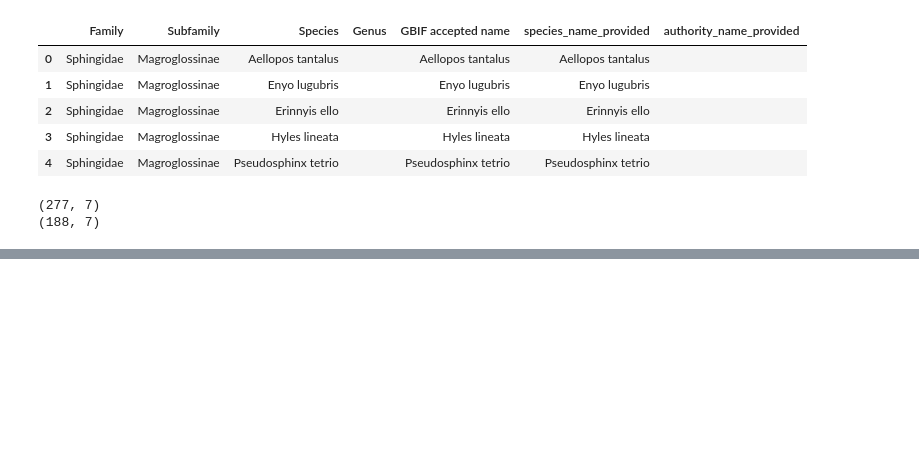
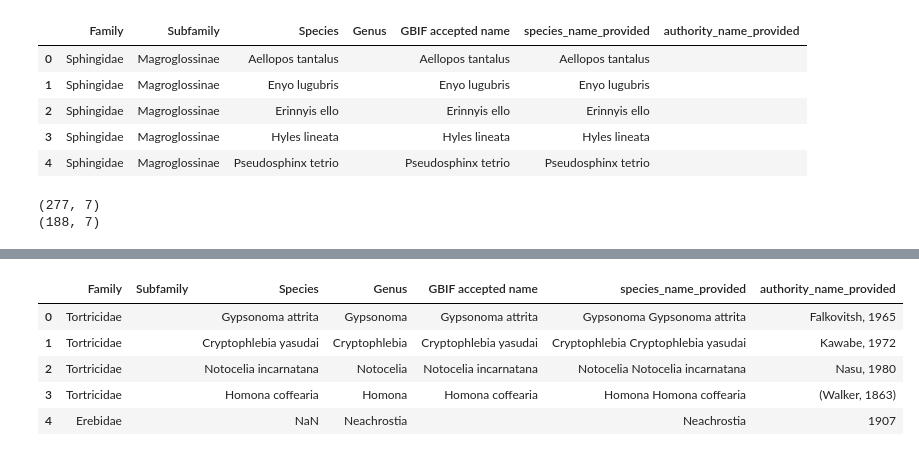
Before and after one commit to AMI-system/gbif_download_standalone, a Jupyter notebook: 01_prepare_checklist/01_preprocess_species_list.ipynb, the cells around one changed output, grey strips where cells are left out. Saved outputs shown, nothing was run; the diff lists cells and outputs as text; code cells hidden in the pictures; blank space fills up the shorter version.

```diff
--- a/01_prepare_checklist/01_preprocess_species_list.ipynb
+++ b/01_prepare_checklist/01_preprocess_species_list.ipynb
@@ -331,0 +494,15 @@ df_combined.to_csv(os.path.join("../species_checklists/",
+# %%
+jp_df2 = jp_df2[['Family', 'Genus', 'Species', 'Authority', 'Source']]
+jp_df1 = jp_df1[['family', 'genus', 'species', 'Authority', 'Source']]
+jp_df1.columns = jp_df2.columns
+# %%
+df = pd.concat([jp_df1, jp_df2], ignore_index=True)
+print(df['Source'].value_counts())
+
+# remove duplicated rows based on family, genus and species
+df = df.drop_duplicates(subset=['Family', 'Genus', 'Species'], keep='first')
+
+# remove rows with missing species names
+# df = df.dropna(subset=['Species'])
+
+print(df['Source'].value_counts())
@@ -331,0 +527,9 @@ df_combined.to_csv(os.path.join("../species_checklists/",
+# %%
+# Combine costa rica column names
+df["species_name_provided"] = df["Genus"].fillna('') + " " + df["Species"].fillna('')
+df["authority_name_provided"] = df['Authority']
+df['Subfamily'] = ""
+df["GBIF accepted name"] = df["Species"].fillna('')
+
+
+df = df[['Family', 'Subfamily', 'Species', 'Genus', 'GBIF accepted name', 'species_name_provided', 'authority_name_provided']]
@@ -331,0 +541,9 @@ df_combined.to_csv(os.path.join("../species_checklists/",
+# %%
+df.head()
+# %% [output]
+|  | Family | Subfamily | Species | Genus | GBIF accepted name | species_name_provided | authority_name_provided |
+| 0 | Tortricidae |  | Gypsonoma attrita | Gypsonoma | Gypsonoma attrita | Gypsonoma Gypsonoma attrita | Falkovitsh, 1965 |
+| 1 | Tortricidae |  | Cryptophlebia yasudai | Cryptophlebia | Cryptophlebia yasudai | Cryptophlebia Cryptophlebia yasudai | Kawabe, 1972 |
+| 2 | Tortricidae |  | Notocelia incarnatana | Notocelia | Notocelia incarnatana | Notocelia Notocelia incarnatana | Nasu, 1980 |
+| 3 | Tortricidae |  | Homona coffearia | Homona | Homona coffearia | Homona Homona coffearia | (Walker, 1863) |
+| 4 | Erebidae |  | NaN | Neachrostia |  | Neachrostia | 1907 |
```
Also changed, not shown: parts of 39 cells of this notebook.
